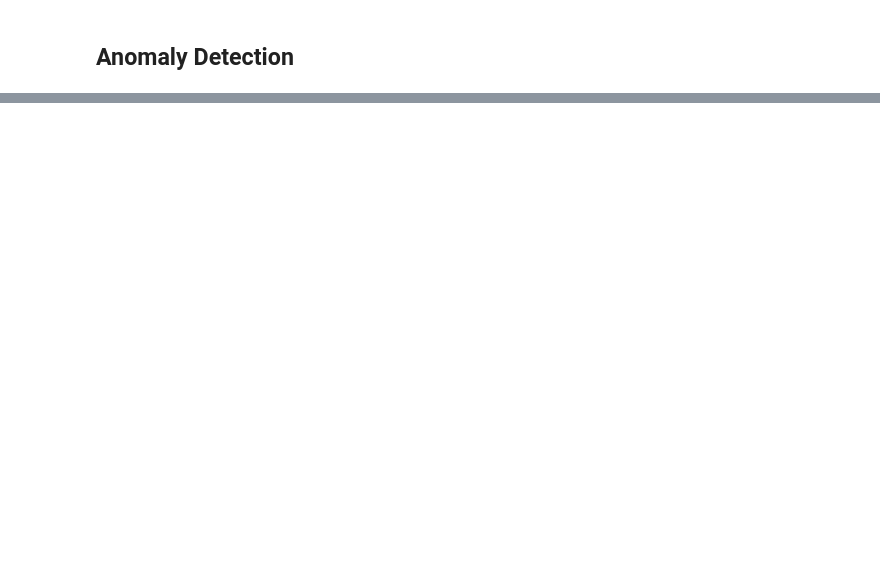
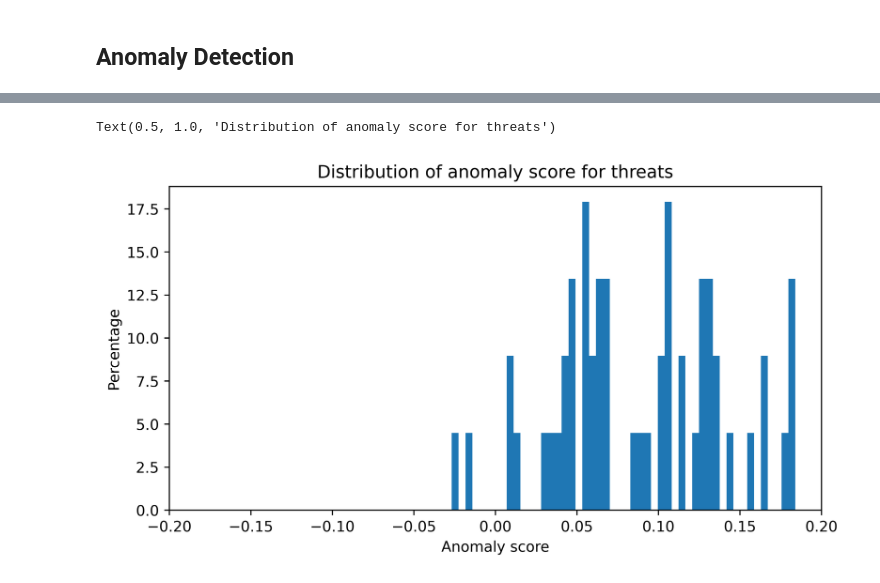
Before and after one commit to tripedro/IsolationForestOnCERT, a Jupyter notebook: ml_pipeline_from_scratch.ipynb, the cells around one changed output, grey strips where cells are left out. Saved outputs shown, nothing was run; the diff lists cells and outputs as text; code cells hidden in the pictures; blank space fills up the shorter version.

```diff
--- a/ml_pipeline_from_scratch.ipynb
+++ b/ml_pipeline_from_scratch.ipynb
@@ -532,0 +437,15 @@ weighted avg       0.91      0.95      0.93     66091
+# %%
+# calculate anomaly scores for threat data in the training set
+anomaly_scores = IF.decision_function(X_train_threat)
+
+# plot the distribution of anomaly scores for threat data
+fig = plt.figure(figsize=(8, 4), dpi=600, facecolor="w", edgecolor="k")
+anomaly = plt.hist(anomaly_scores, 50, density=True)
+
+plt.xlim((-0.2, 0.2))
+plt.xlabel("Anomaly score")
+plt.ylabel("Percentage")
+plt.title("Distribution of Anomaly Score For Threats")
+# %% [output]
+Text(0.5, 1.0, 'Distribution of anomaly score for threats')
+[figure, added]
```
Also changed, not shown: parts of 50 cells of this notebook, 3 other files.
